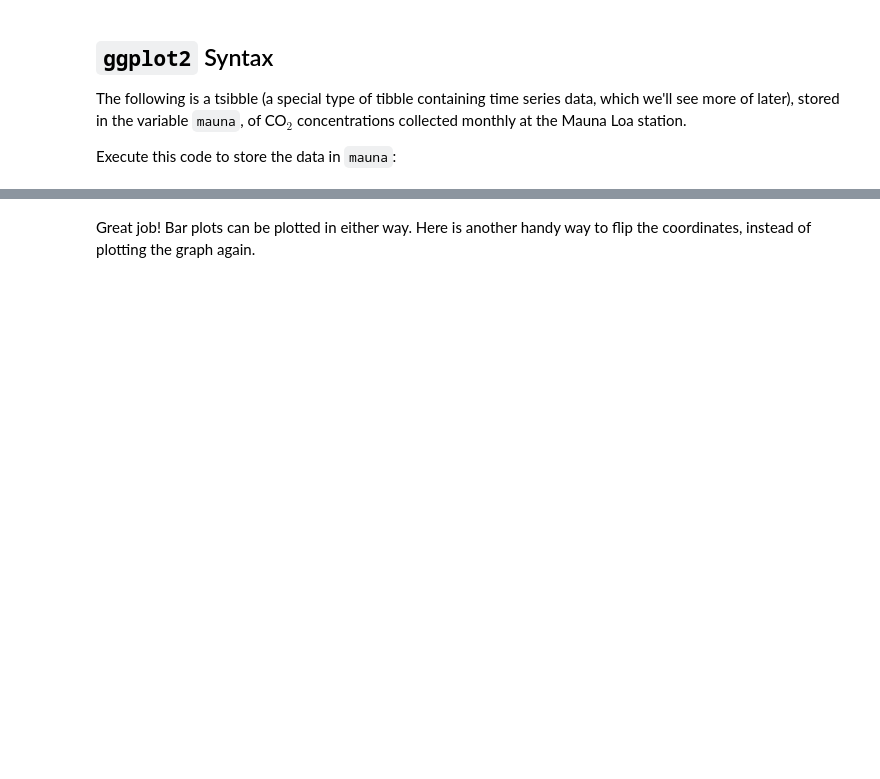
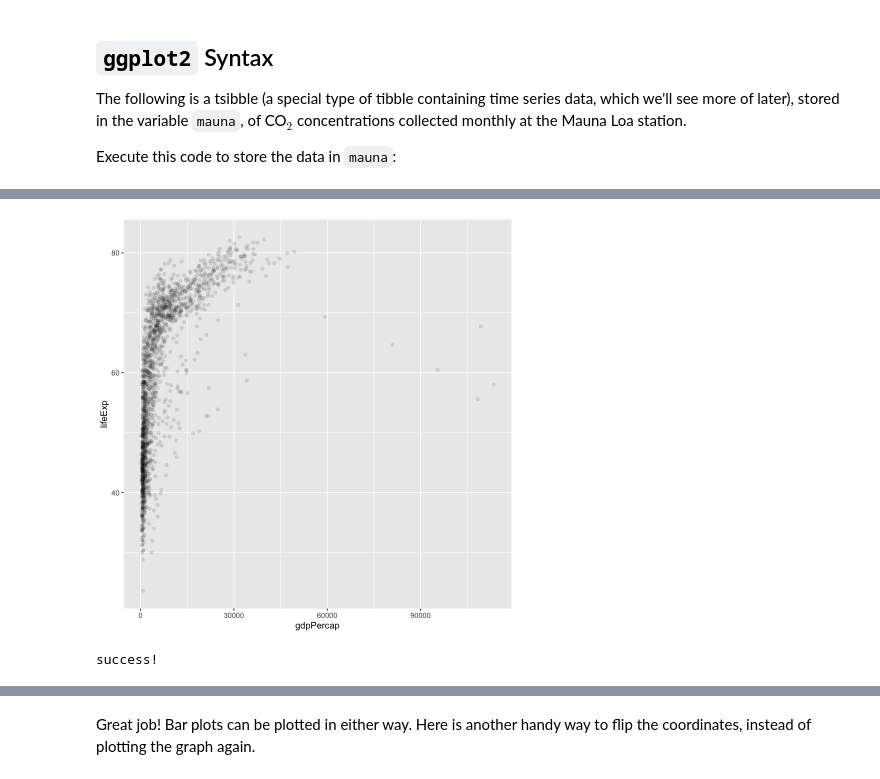
Before and after one commit to UBC-STAT/stat545.stat.ubc.ca, a Jupyter notebook: content/source/worksheet_02a/worksheet_02a.ipynb, the cells around one changed output, grey strips where cells are left out. Saved outputs shown, nothing was run; the diff lists cells and outputs as text; code cells hidden in the pictures; blank space fills up the shorter version.

```diff
--- a/content/source/worksheet_02a/worksheet_02a.ipynb
+++ b/content/source/worksheet_02a/worksheet_02a.ipynb
@@ -863,0 +793,24 @@ Try plotting the same graph, but specifying the y axis coordinate instead. What
+# %%
+# answer2.5 <- ggplot(gapminder) +
+#  geom_point(x = gdpPercap, y = lifeExp, alpha = 0.1)
+### BEGIN SOLUTION
+answer2.5 <- ggplot(gapminder) +
+  geom_point(aes(x = gdpPercap, y = lifeExp), alpha = 0.1)
+### END SOLUTION
+print(answer2.5)
+# %% [output]
+[figure, added]
+# %%
+test_that("Question 2.5", {
+    expect_true(
+        as.character(rlang::get_expr(answer2.5$mapping$x)) == "gdpPercap" ||
+        as.character(rlang::get_expr(answer2.5$layers[[1]]$mapping$x)) == "gdpPercap"
+    )
+    expect_true(
+        as.character(rlang::get_expr(answer2.5$mapping$y)) == "lifeExp" ||
+        as.character(rlang::get_expr(answer2.5$layers[[1]]$mapping$y)) == "lifeExp"
+    )
+})
+cat("success!")
+# %% [output]
+success!
```
Also changed, not shown: parts of 167 cells of this notebook, 1 other file.
